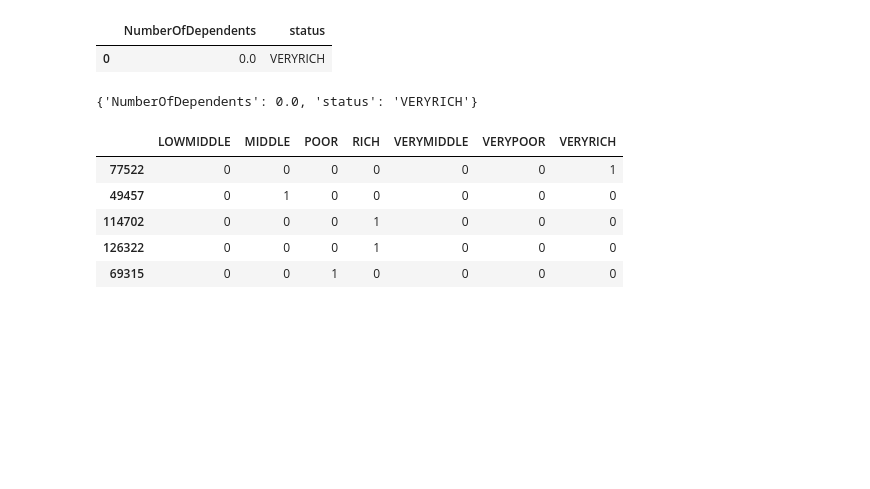
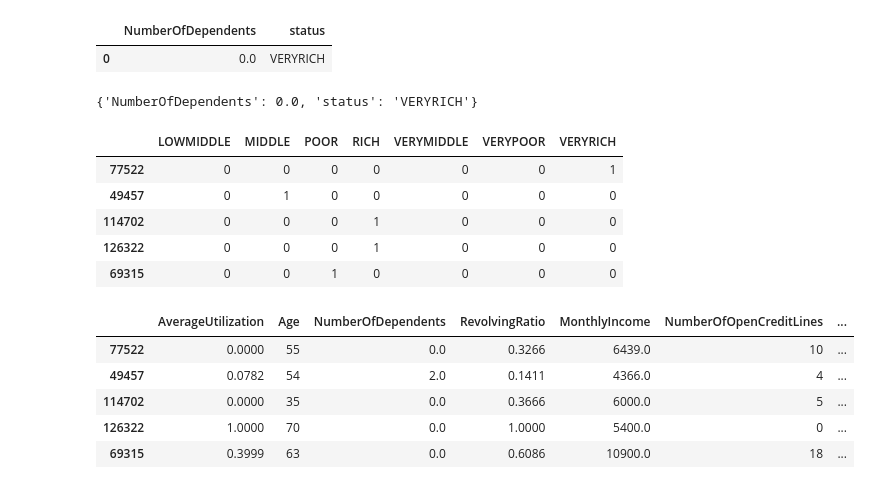
Before and after one commit to Hiroto555/ML-Project, a Jupyter notebook: default-prediction.ipynb, the cells around one changed output. Saved outputs shown, nothing was run; the diff lists cells and outputs as text; code cells hidden in the pictures; blank space fills up the shorter version.

```diff
--- a/default-prediction.ipynb
+++ b/default-prediction.ipynb
@@ -411,8 +411,8 @@ Median
 X_train['MonthlyIncome'].fillna(Median, inplace=True)
 X_test['MonthlyIncome'].fillna(Median, inplace=True)
 # %%
-staus_enc = pd.get_dummies(X_train['status'])
-staus_enc.head()
+status_enc = pd.get_dummies(X_train['status'])
+status_enc.head()
 # %% [output]
 |  | LOWMIDDLE | MIDDLE | POOR | RICH | VERYMIDDLE | VERYPOOR | VERYRICH |
 | 77522 | 0 | 0 | 0 | 0 | 0 | 0 | 1 |
@@ -420,3 +420,15 @@ staus_enc.head()
 | 114702 | 0 | 0 | 0 | 1 | 0 | 0 | 0 |
 | 126322 | 0 | 0 | 0 | 1 | 0 | 0 | 0 |
 | 69315 | 0 | 0 | 1 | 0 | 0 | 0 | 0 |
+# %%
+X_train = pd.concat([X_train, status_enc], axis=1).head()
+# %%
+X_train = X_train.drop('status', axis=1)
+X_train
+# %% [output]
+|  | AverageUtilization | Age | NumberOfDependents | RevolvingRatio | MonthlyIncome | NumberOfOpenCreditLines | ... |
+| 77522 | 0.0000 | 55 | 0.0 | 0.3266 | 6439.0 | 10 | ... |
+| 49457 | 0.0782 | 54 | 2.0 | 0.1411 | 4366.0 | 4 | ... |
+| 114702 | 0.0000 | 35 | 0.0 | 0.3666 | 6000.0 | 5 | ... |
+| 126322 | 1.0000 | 70 | 0.0 | 1.0000 | 5400.0 | 0 | ... |
+| 69315 | 0.3999 | 63 | 0.0 | 0.6086 | 10900.0 | 18 | ... |
```
